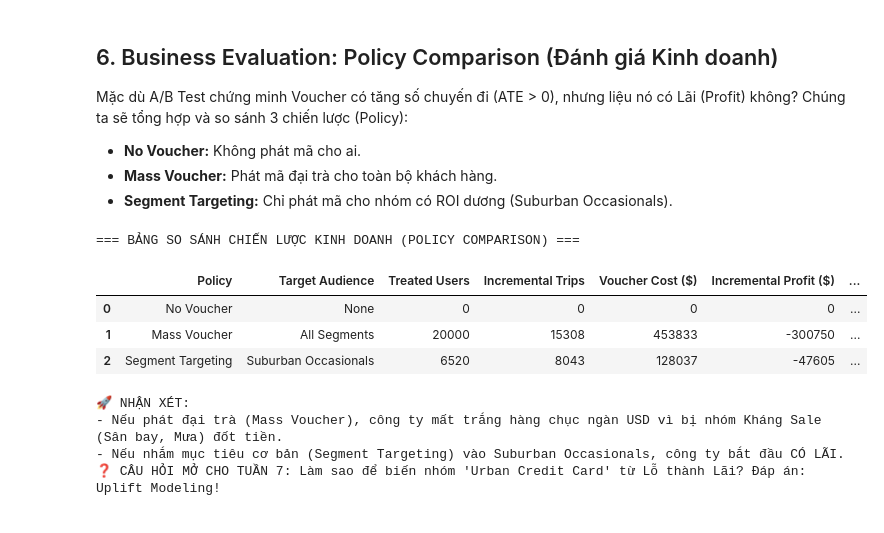
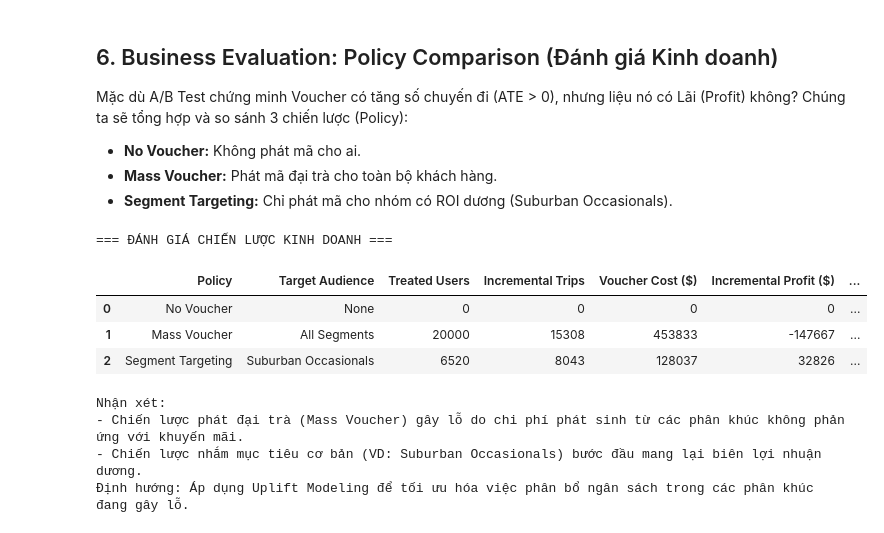
Before and after one commit to thaibuivan/GSM-promotion-experimentation, a Jupyter notebook: notebooks/week4_ab_testing/1_ab_test_analysis.ipynb, the cells around one changed output. Saved outputs shown, nothing was run; the diff lists cells and outputs as text; code cells hidden in the pictures.

```diff
--- a/notebooks/week4_ab_testing/1_ab_test_analysis.ipynb
+++ b/notebooks/week4_ab_testing/1_ab_test_analysis.ipynb
@@ -237,7 +255,7 @@ import pandas as pd
 import numpy as np
 
 # Giả định Kinh doanh
-margin_per_trip = 10.0 # Lãi ròng 10 USD/chuyến (hoặc 10,000 VND)
+margin_per_trip = 20.0 # Lãi ròng 20 USD/chuyến (hoặc 20,000 VND)
 
 policies = []
 
@@ -276,42 +294,42 @@ policies.append({
 })
 
 # 3. Policy: Segment Targeting (Chỉ Suburban Occasionals)
 seg_df = df[df['persona'] == 'Suburban Occasionals']
 seg_users = len(seg_df)
 seg_control = seg_df[seg_df['treatment_rand'] == 0]['y_rand'].mean()
 seg_treatment = seg_df[seg_df['treatment_rand'] == 1]['y_rand'].mean()
 seg_ate = seg_treatment - seg_control
 seg_inc_trips = seg_ate * seg_users
 seg_voucher_cost = seg_df[seg_df['treatment_rand'] == 1]['fare_rand'].mean() * 0.25 * seg_users
 seg_inc_profit = (seg_inc_trips * margin_per_trip) - seg_voucher_cost
 seg_cpit = seg_voucher_cost / seg_inc_trips if seg_inc_trips > 0 else np.inf
 
 policies.append({
     'Policy': 'Segment Targeting',
     'Target Audience': 'Suburban Occasionals',
     'Treated Users': seg_users,
     'Incremental Trips': int(seg_inc_trips),
     'Voucher Cost ($)': int(seg_voucher_cost),
     'Incremental Profit ($)': int(seg_inc_profit),
     'Cost per Incremental Trip ($)': round(seg_cpit, 2)
 })
 
 # Hiển thị bảng
 policy_df = pd.DataFrame(policies)
-print("=== BẢNG SO SÁNH CHIẾN LƯỢC KINH DOANH (POLICY COMPARISON) ===")
+print("=== ĐÁNH GIÁ CHIẾN LƯỢC KINH DOANH ===")
 display(policy_df)
 
-print("\n🚀 NHẬN XÉT:")
-print("- Nếu phát đại trà (Mass Voucher), công ty mất trắng hàng chục ngàn USD vì bị nhóm Kháng Sale (Sân bay, Mưa) đốt tiền.")
-print("- Nếu nhắm mục tiêu cơ bản (Segment Targeting) vào Suburban Occasionals, công ty bắt đầu CÓ LÃI.")
-print("❓ CÂU HỎI MỞ CHO TUẦN 7: Làm sao để biến nhóm 'Urban Credit Card' từ Lỗ thành Lãi? Đáp án: Uplift Modeling!")
+print("\nNhận xét:")
+print("- Chiến lược phát đại trà (Mass Voucher) gây lỗ do chi phí phát sinh từ các phân khúc không phản ứng với khuyến mãi.")
+print("- Chiến lược nhắm mục tiêu cơ bản (VD: Suburban Occasionals) bước đầu mang lại biên lợi nhuận dương.")
+print("Định hướng: Áp dụng Uplift Modeling để tối ưu hóa việc phân bổ ngân sách trong các phân khúc đang gây lỗ.")
 # %% [output]
-=== BẢNG SO SÁNH CHIẾN LƯỢC KINH DOANH (POLICY COMPARISON) ===
+=== ĐÁNH GIÁ CHIẾN LƯỢC KINH DOANH ===
 |  | Policy | Target Audience | Treated Users | Incremental Trips | Voucher Cost ($) | Incremental Profit ($) | ... |
 | 0 | No Voucher | None | 0 | 0 | 0 | 0 | ... |
-| 1 | Mass Voucher | All Segments | 20000 | 15308 | 453833 | -300750 | ... |
-| 2 | Segment Targeting | Suburban Occasionals | 6520 | 8043 | 128037 | -47605 | ... |
+| 1 | Mass Voucher | All Segments | 20000 | 15308 | 453833 | -147667 | ... |
+| 2 | Segment Targeting | Suburban Occasionals | 6520 | 8043 | 128037 | 32826 | ... |
-🚀 NHẬN XÉT:
-- Nếu phát đại trà (Mass Voucher), công ty mất trắng hàng chục ngàn USD vì bị nhóm Kháng Sale (Sân bay, Mưa) đốt tiền.
-- Nếu nhắm mục tiêu cơ bản (Segment Targeting) vào Suburban Occasionals, công ty bắt đầu CÓ LÃI.
-❓ CÂU HỎI MỞ CHO TUẦN 7: Làm sao để biến nhóm 'Urban Credit Card' từ Lỗ thành Lãi? Đáp án: Uplift Modeling!
+Nhận xét:
+- Chiến lược phát đại trà (Mass Voucher) gây lỗ do chi phí phát sinh từ các phân khúc không phản ứng với khuyến mãi.
+- Chiến lược nhắm mục tiêu cơ bản (VD: Suburban Occasionals) bước đầu mang lại biên lợi nhuận dương.
+Định hướng: Áp dụng Uplift Modeling để tối ưu hóa việc phân bổ ngân sách trong các phân khúc đang gây lỗ.
```
Also changed, not shown: parts of 5 cells of this notebook, 55 other files.
